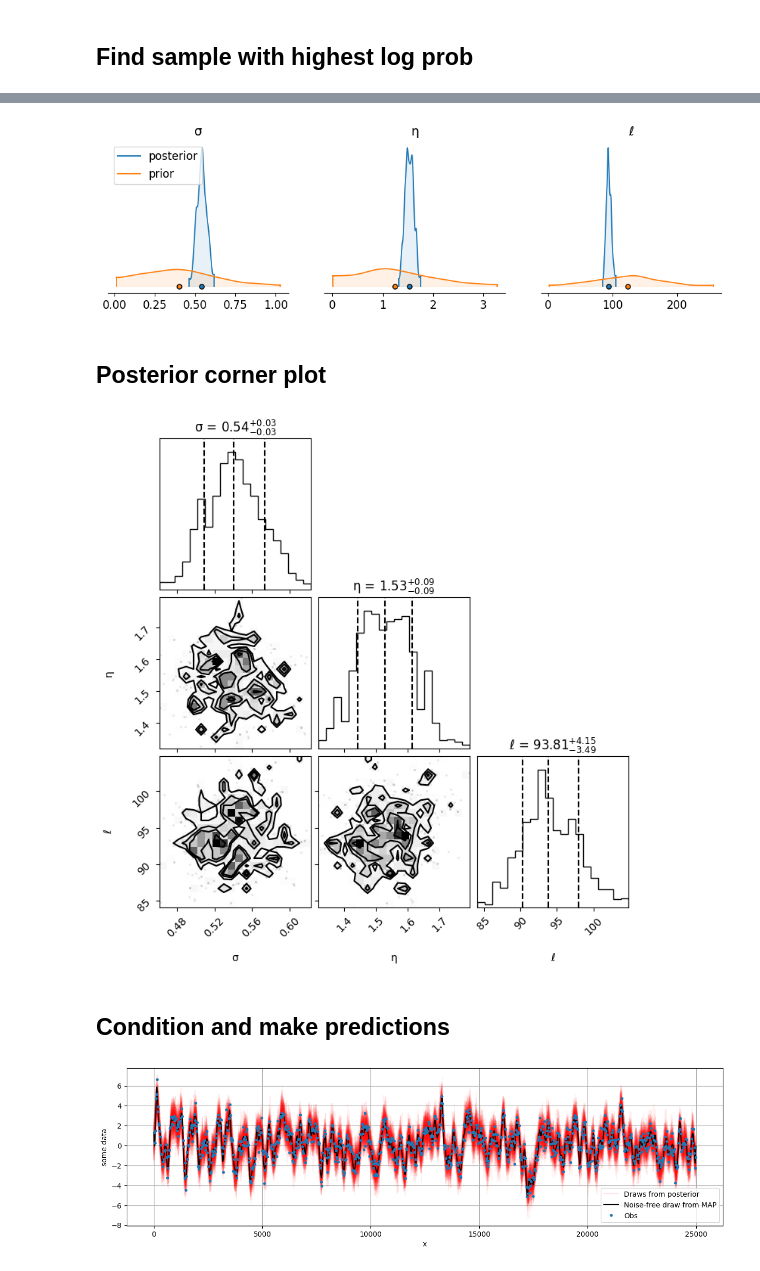
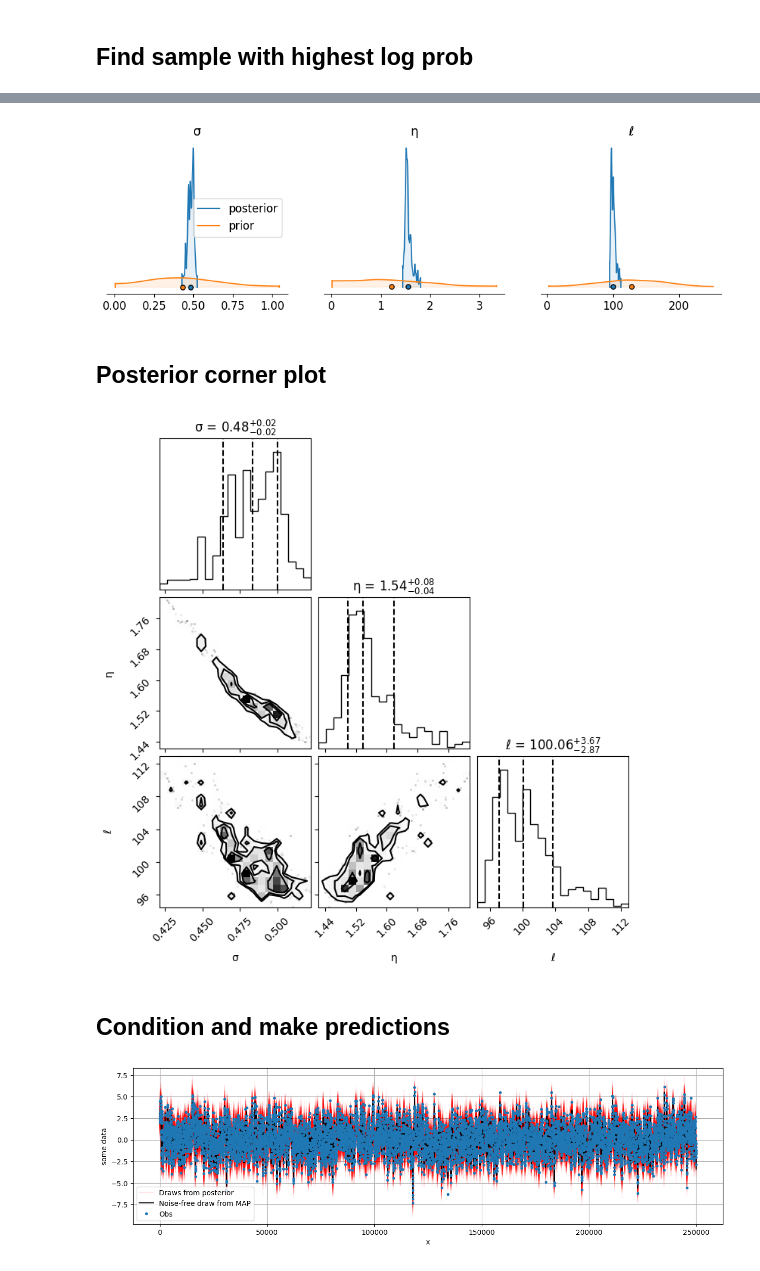
Before and after one commit to TIDE-ITRH/gpvecchia, a Jupyter notebook: docs/examples/example_03_1d_kernel_estimation_mcmc.ipynb, the cells around one changed output, grey strips where cells are left out. Drawn from its saved outputs; the diff is of its cells as text; code cells hidden in the pictures.

```diff
--- a/docs/examples/example_03_1d_kernel_estimation_mcmc.ipynb
+++ b/docs/examples/example_03_1d_kernel_estimation_mcmc.ipynb
@@ -41,7 +41,7 @@ covfunc = expquad
 ###
 # Domain size parameters
 dx = 25.
-N = 1000
+N = 10000
 covparams = (η, ℓ)
 
 # Input data points
@@ -118,5 +116,3 @@ Noise (true): 0.50, Noise (mcmc): 0.49
-# %%
-samples[:,0] = samples[:,0]**2
 # %%
 labels = ['σ','η','ℓ']
 def convert_to_az(d, labels):
@@ -137,7 +133,7 @@ axs = az.plot_density(   [samples_az[labels],
                          data_labels=('posterior','prior'),
                          hdi_prob=0.995)
 # %% [output]
-[figure, old version]
+[figure, new version]
 # %% [markdown]
 ## Posterior corner plot
 # %%
@@ -147,7 +143,7 @@ fig = corner.corner(samples,
                     plot_datapoints=True,
                     quantiles=[0.16, 0.5, 0.84])
 # %% [output]
-[figure, old version]
+[figure, new version]
 # %% [markdown]
 
 
@@ -155,29 +151,30 @@ fig = corner.corner(samples,
 # %%
 xo = np.arange(0,dx*N,dx/3)[:,None]
 
 plt.figure(figsize=(15, 4))
 plt.ylabel('some data')
 plt.xlabel('x')
 
 
 for i, draw in enumerate(np.random.uniform(0, samples.shape[0], 50).astype(int)):
     sample = samples[draw, :]
 
     OI = GPtideVecchia(xd, xo, sample[0], covfunc, sample[1:],
                    order_func=order_func, order_params=order_params)
 
     out_samp = OI.conditional(yd)
     plt.plot(xo, out_samp, 'r', alpha=0.05, label=None)
 
 plt.plot(xo, out_samp, 'r', alpha=0.1, label='Draws from posterior') # Just for legend
 
 OI = GPtideVecchia(xd, xo, 1e-2, covfunc, MAP[1:],
                     order_func=order_func, order_params=order_params)
 out_map = OI.conditional(yd)
 
 plt.plot(xo, out_map, 'k', label='Noise-free draw from MAP')
 plt.plot(xd, yd,'.', label='Obs')
 plt.legend()
 plt.grid()
+plt.xlim([xd[plt_ix[0]],xd[plt_ix[-1]]])
 # %% [output]
-[figure, old version]
+[figure, new version]
```
Also changed, not shown: parts of 3 cells of this notebook, 4 other files.
